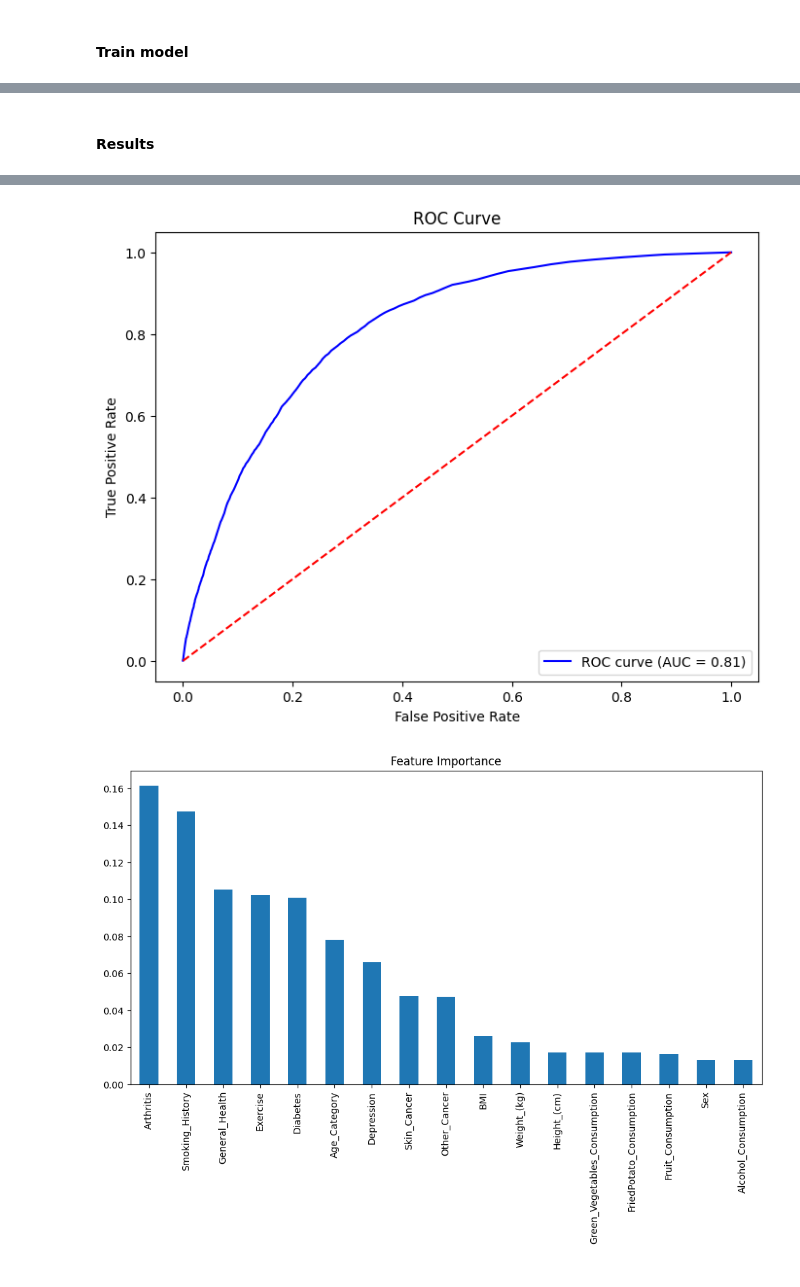
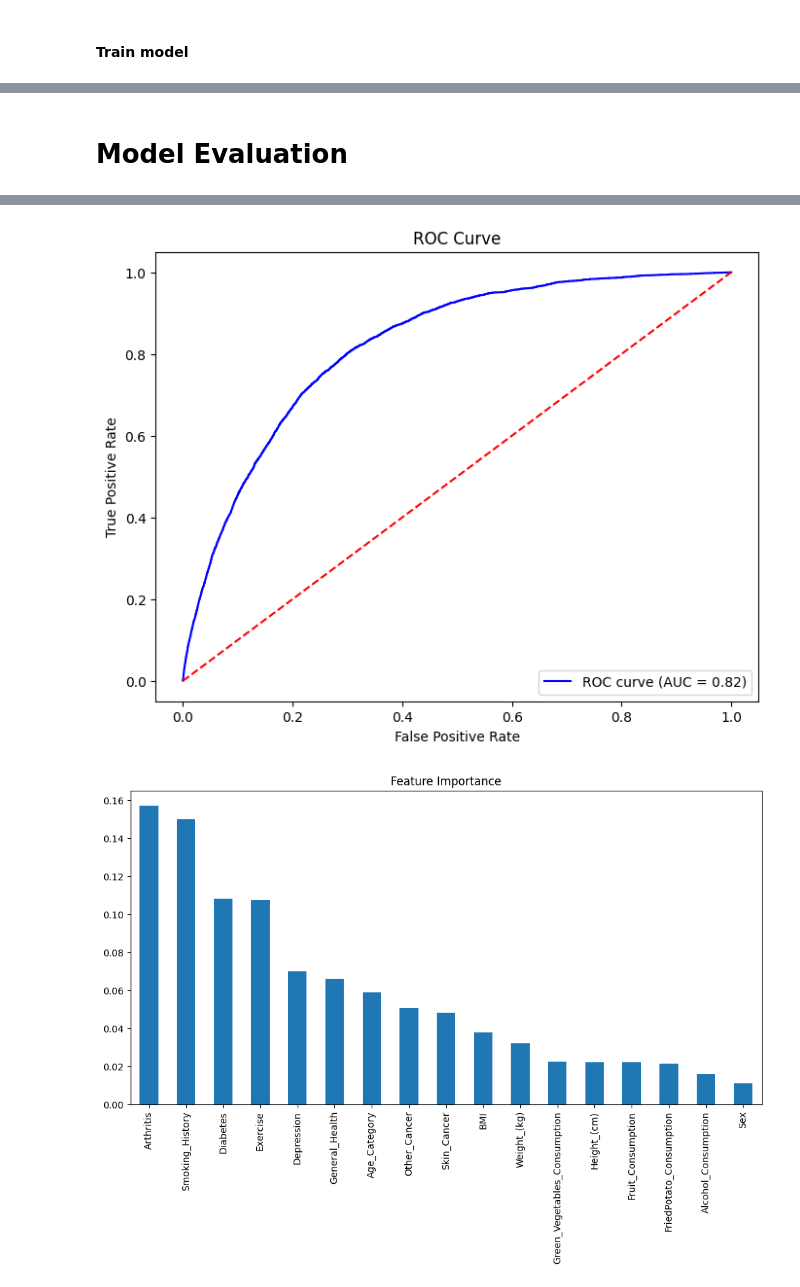
Before and after one commit to thil124/CVD_prediction, a Jupyter notebook: RF/CS760_RF.ipynb, the cells around one changed output, grey strips where cells are left out. Saved outputs shown, nothing was run; the diff lists cells and outputs as text; code cells hidden in the pictures.

Commit message:
SMOTE/RF pipeline

```diff
--- a/RF/CS760_RF.ipynb
+++ b/RF/CS760_RF.ipynb
@@ -41,16 +112,22 @@ bootstrap_values = [True, False]
 # %% [markdown]
 #### Search grid and RF definition
 # %%
-rf = RandomForestClassifier(random_state=1, n_jobs=-1)
+pipeline = Pipeline(steps=[
+    ('smote', SMOTE(random_state=1)),
+    ('rf', RandomForestClassifier(random_state=1, n_jobs=-1))
+])
 
 # Hyperparameter grid
 param_dist = {
-    'n_estimators': np.arange(n_estimator_min, n_estimator_max, n_estimator_step),
-    'max_depth': [None] + list(np.arange(max_depth_min, max_depth_max, max_depth_step)),
-    'min_samples_split': sample_leaf_split_values,
-    'min_samples_leaf': min_samples_leaf_values,
-    'max_features': max_features_values,
-    'bootstrap': bootstrap_values
+    'smote__sampling_strategy': smote_sampling_strategy_values,
+
+    'rf__n_estimators': np.arange(n_estimator_min, n_estimator_max, n_estimator_step),
+    'rf__max_depth': [None] + list(np.arange(max_depth_min, max_depth_max, max_depth_step)),
+    'rf__min_samples_split': sample_leaf_split_values,
+    'rf__min_samples_leaf': min_samples_leaf_values,
+    'rf__max_features': max_features_values,
+    'rf__bootstrap': bootstrap_values,
+    'rf__class_weight': class_weight_values,
 }
 
 # Stratified K-Fold
@@ -58,7 +135,7 @@ cv = StratifiedKFold(n_splits=cv_folds, shuffle=True, random_state=1)
 
 # Randomized Search CV
 random_search = RandomizedSearchCV(
-    estimator=rf,
+    estimator=pipeline,
     param_distributions=param_dist,
     n_iter=n_iterations,
     scoring='roc_auc',
@@ -77,5 +175,5 @@ KeyboardInterrupt:
-# %% [markdown]
-#### Results
+# %% [markdown]
+# Model Evaluation
 # %%
 # Best parameters
 print("Best hyperparameters:", random_search.best_params_)
@@ -83,7 +181,7 @@ print("Best hyperparameters:", random_search.best_params_)
 # Best estimator
 best_rf = random_search.best_estimator_
 
-# Evaluate model
+# Predictions
 y_pred = best_rf.predict(X_test)
 y_pred_prob = best_rf.predict_proba(X_test)[:, 1]
 
@@ -95,28 +193,26 @@ print("Accuracy:", acc)
 auroc = roc_auc_score(y_test, y_pred_prob)
 print("AUROC:", auroc)
 
-# Confusion Matrix
+# Confusion matrix
 cm = confusion_matrix(y_test, y_pred)
 print("Confusion Matrix:\n", cm)
 
-# Classification report (precision, recall, F1)
+# Classification report
 print(classification_report(y_test, y_pred))
 
-# ROC Curve
+# ROC curve
 fpr, tpr, thresholds = roc_curve(y_test, y_pred_prob)
-roc_auc = auc(fpr, tpr)
-
 plt.figure(figsize=(8,6))
-plt.plot(fpr, tpr, color='blue', label=f'ROC curve (AUC = {roc_auc:.2f})')
-plt.plot([0, 1], [0, 1], color='red', linestyle='--')
+plt.plot(fpr, tpr, color='blue', label=f'ROC curve (AUC = {auroc:.2f})')
+plt.plot([0,1], [0,1], color='red', linestyle='--')
 plt.xlabel('False Positive Rate')
 plt.ylabel('True Positive Rate')
 plt.title('ROC Curve')
-plt.legend(loc="lower right")
+plt.legend(loc='lower right')
 plt.show()
 
 # Feature importance
-feat_importances = pd.Series(best_rf.feature_importances_, index=X_train.columns)
+feat_importances = pd.Series(best_rf.named_steps['rf'].feature_importances_, index=X_train.columns)
 feat_importances.sort_values(ascending=False).plot(kind='bar', figsize=(12,6))
 plt.title('Feature Importance')
 plt.show()
@@ -137,3 +233,3 @@ Confusion Matrix:
 weighted avg       0.89      0.92      0.89     61771
-[figure, old version]
+[figure, new version]
-[figure, old version]
+[figure, new version]
```
Also changed, not shown: parts of 10 cells of this notebook, 2 other files.
